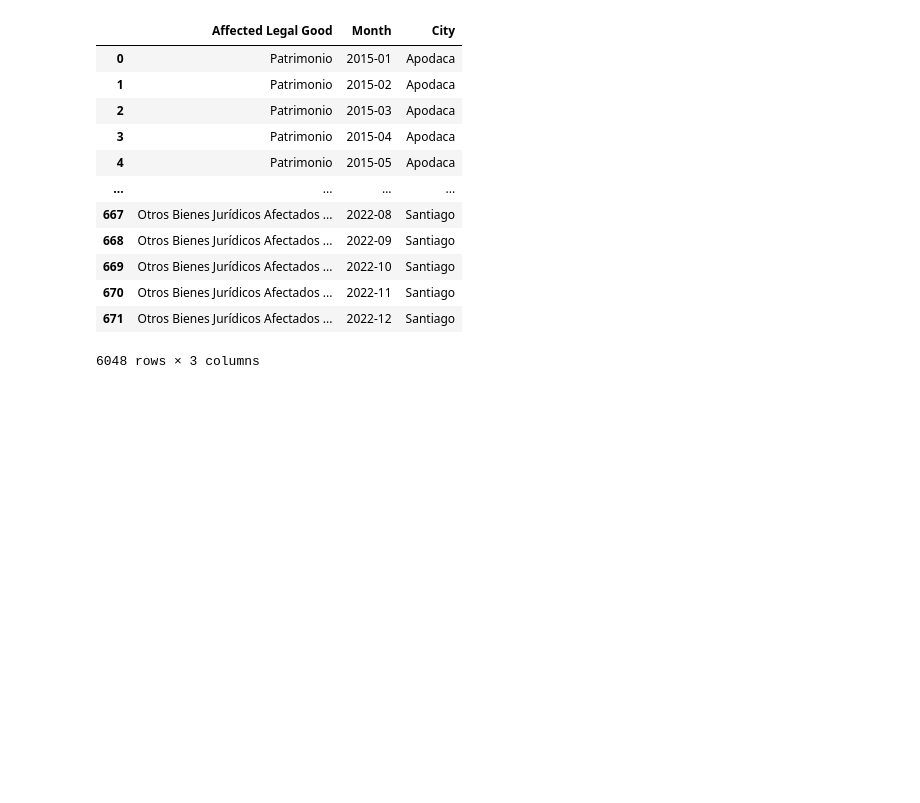
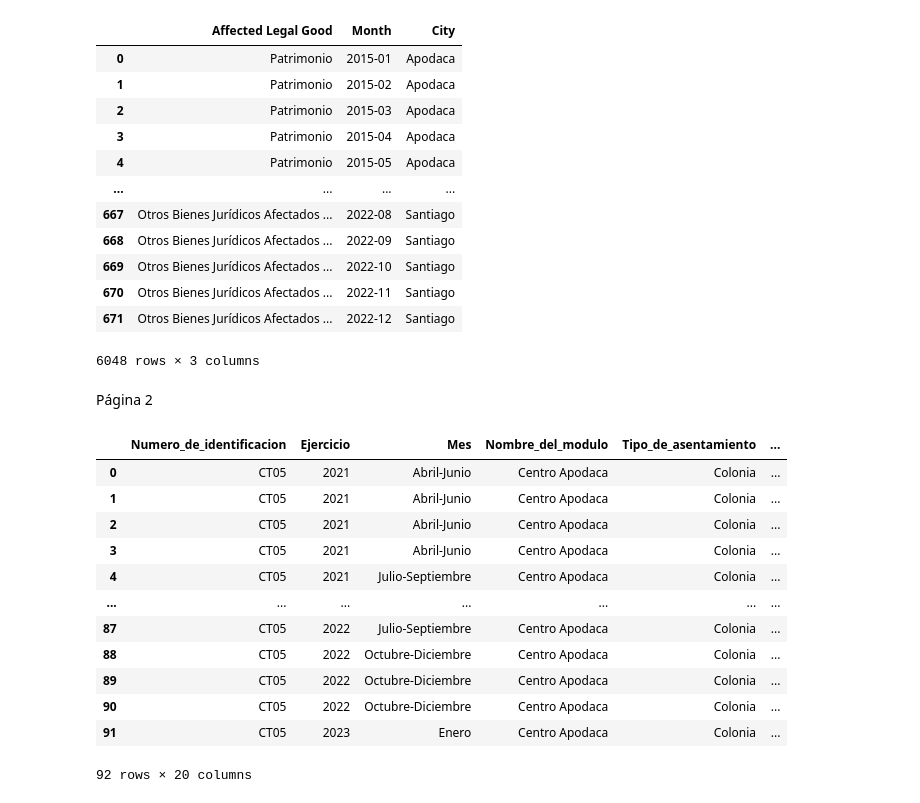
Before and after one commit to JosePabloGFnl/Monterrey-Violence, a Jupyter notebook: city-crimes.ipynb, the cells around one changed output. Drawn from its saved outputs; the diff is of its cells as text; code cells hidden in the pictures; blank space fills up the shorter version.

```diff
--- a/city-crimes.ipynb
+++ b/city-crimes.ipynb
@@ -59,6 +59,8 @@ denuncias
 | 670 | Otros Bienes Jurídicos Afectados ... | 2022-11 | Santiago |
 | 671 | Otros Bienes Jurídicos Afectados ... | 2022-12 | Santiago |
 6048 rows × 3 columns
+# %% [markdown]
+Página 2
 # %%
 #dataset por módulo de seguridad pública
 modulos_apodaca = pd.read_csv("modulos-de-atencion-de-seguridad-publica-apodaca.csv")
@@ -72,0 +85,16 @@ modulos_santiago = pd.read_csv("modulos-de-atencion-de-seguridad-publica-santiag
+# %%
+modulos_apodaca
+# %% [output]
+|  | Numero_de_identificacion | Ejercicio | Mes | Nombre_del_modulo | Tipo_de_asentamiento | ... |
+| 0 | CT05 | 2021 | Abril-Junio | Centro Apodaca | Colonia | ... |
+| 1 | CT05 | 2021 | Abril-Junio | Centro Apodaca | Colonia | ... |
+| 2 | CT05 | 2021 | Abril-Junio | Centro Apodaca | Colonia | ... |
+| 3 | CT05 | 2021 | Abril-Junio | Centro Apodaca | Colonia | ... |
+| 4 | CT05 | 2021 | Julio-Septiembre | Centro Apodaca | Colonia | ... |
+| ... | ... | ... | ... | ... | ... | ... |
+| 87 | CT05 | 2022 | Julio-Septiembre | Centro Apodaca | Colonia | ... |
+| 88 | CT05 | 2022 | Octubre-Diciembre | Centro Apodaca | Colonia | ... |
+| 89 | CT05 | 2022 | Octubre-Diciembre | Centro Apodaca | Colonia | ... |
+| 90 | CT05 | 2022 | Octubre-Diciembre | Centro Apodaca | Colonia | ... |
+| 91 | CT05 | 2023 | Enero | Centro Apodaca | Colonia | ... |
+92 rows × 20 columns
```
Also changed, not shown: parts of 2 cells of this notebook, 2 other files.
